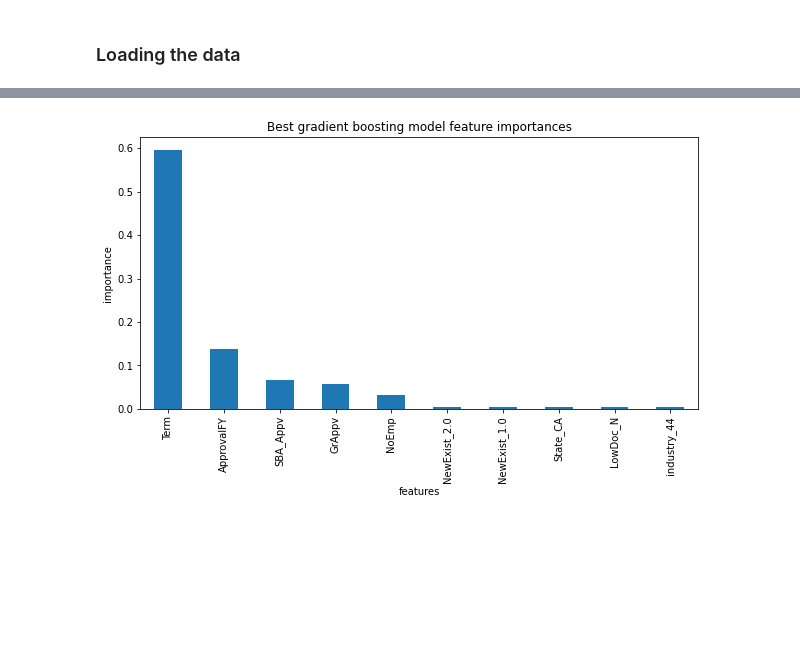
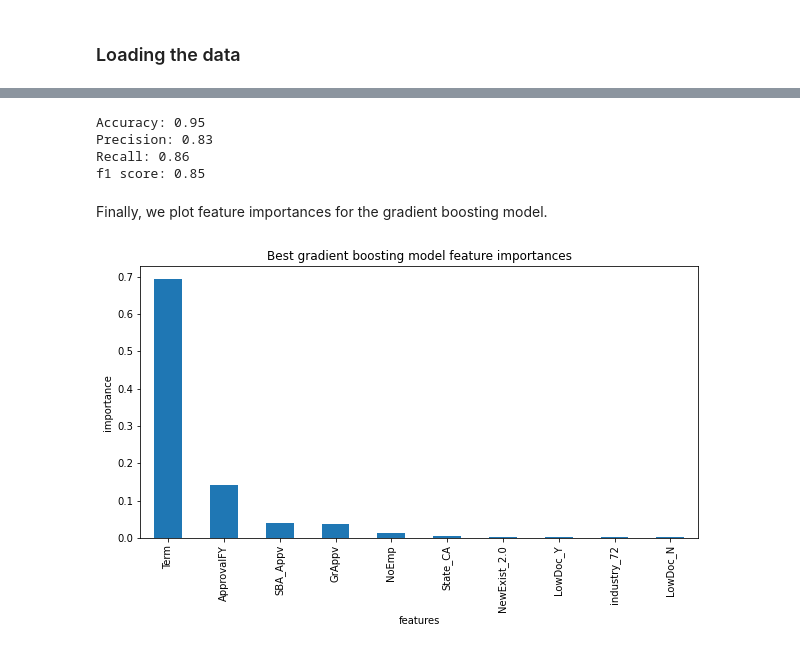
Before and after one commit to rkarpman/SpringboardCapstone2, a Jupyter notebook: Notebooks/capstone-modeling.ipynb, the cells around one changed output, grey strips where cells are left out. Saved outputs shown, nothing was run; the diff lists cells and outputs as text; code cells hidden in the pictures; blank space fills up the shorter version.

Commit message:
Re-ran grid searches with better parameter grids, added comments and conclusion section.

```diff
--- a/Notebooks/capstone-modeling.ipynb
+++ b/Notebooks/capstone-modeling.ipynb
@@ -276,0 +196,13 @@ array([[204642,   7345],
+# %%
+# Set up parameter grid and declare a new estimator
+params_gb = {'n_estimators': [100, 200],
+            'max_depth': [7, 11, 15],
+            'learning_rate': [0.01, 0.1, 1]}
+
+gb_for_search = GradientBoostingClassifier(random_state=42)
+# %%
+# Execute the grid search
+search_results_gb = GridSearchCV(estimator=gb_for_search, param_grid=params_gb, cv=3,
+                                 scoring=('accuracy', 'f1'), refit='f1',
+                                 n_jobs=1, verbose=5)
+search_results_gb.fit(X, y)
@@ -276,0 +254,8 @@ array([[204642,   7345],
+# %%
+## Choose the estimator with the best f1 score
+best_gb = GradientBoostingClassifier(n_estimators=100,
+                                     learning_rate=0.1, max_depth=11, random_state=42)
+# %%
+%%time
+## Fit our optimized gradient boosting model to all of the training data
+best_gb.fit(X, y)
@@ -277,12 +273,25 @@ array([[204642,   7345],
+# %%
+## Print evaluation metrics for this model.
+print("Accuracy: {:.2f}".format(accuracy_score(y_val_pred_gb, y_val)))
+print("Precision: {:.2f}".format(precision_score(y_val_pred_gb, y_val)))
+print("Recall: {:.2f}".format(recall_score(y_val_pred_gb, y_val)))
+print("f1 score: {:.2f}".format(f1_score(y_val_pred_gb, y_val)))
+# %% [output]
+Accuracy: 0.95
+Precision: 0.83
+Recall: 0.86
+f1 score: 0.85
+# %% [markdown]
+Finally, we plot feature importances for the gradient boosting model.
 # %%
 import matplotlib.pyplot as plt
 
 plt.subplots(figsize=(10, 5))
-importances = best_gb_model.feature_importances_
+importances = best_gb.feature_importances_
 labeled_importances = pd.Series(importances, index=feature_names).sort_values(ascending=False)[:10]
 labeled_importances.plot(kind='bar')
 plt.xlabel('features')
 plt.ylabel('importance')
 plt.title('Best gradient boosting model feature importances');
 # %% [output]
-[figure, old version]
+[figure, new version]
```
Also changed, not shown: parts of 76 cells of this notebook.
